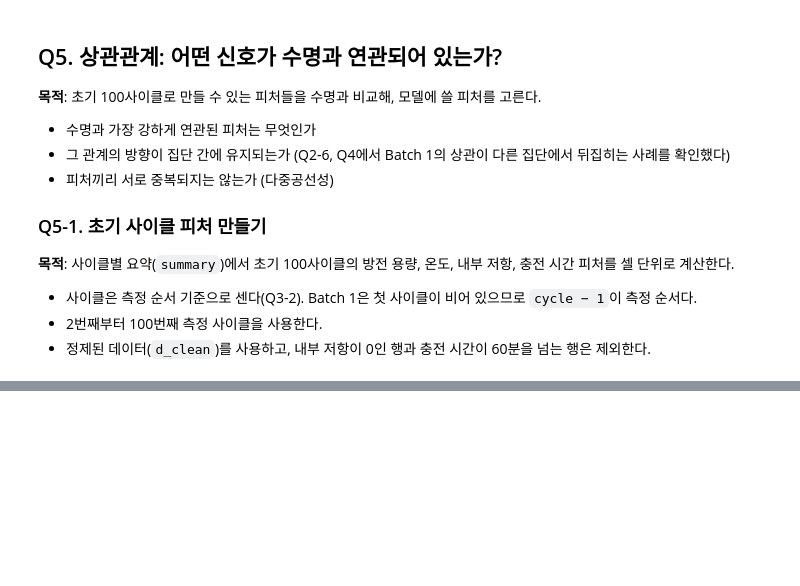
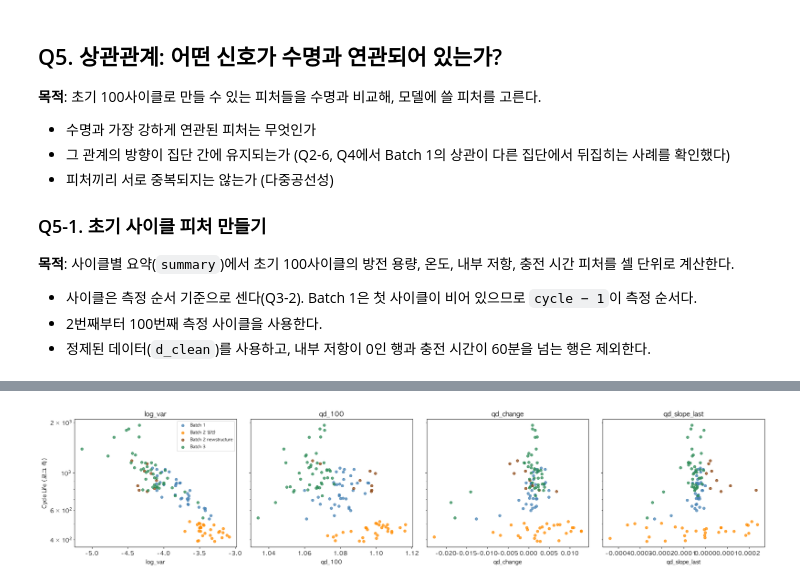
Before and after one commit to kyubin0973/DA-mini, a Jupyter notebook: notebooks/01_EDA.ipynb, the cells around one changed output, grey strips where cells are left out. Saved outputs shown, nothing was run; the diff lists cells and outputs as text; code cells hidden in the pictures; blank space fills up the shorter version.

```diff
--- a/notebooks/01_EDA.ipynb
+++ b/notebooks/01_EDA.ipynb
@@ -1769,0 +2086,5 @@ plt.show()
+# %%
+g = feat5[feat5['group'] == 'Batch 2 일반']
+print('수정 전 T_min과 log_life의 상관:', round(g['T_min'].corr(g['log_life']), 2))
+print('0도인 두 셀을 뺀 상관        :',
+      round(g[g['T_min'] > 20]['T_min'].corr(g[g['T_min'] > 20]['log_life']), 2))
@@ -1769,0 +2171,17 @@ plt.show()
+# %%
+ir_e = e[e['IR'] > 0].sort_values(['cell_id', 'k']).copy()
+ir_e['same_as_prev'] = ir_e.groupby('cell_id')['IR'].diff() == 0
+
+rep = ir_e.groupby('cell_id')['same_as_prev'].sum().astype(int)
+print('앞 사이클과 IR이 같은 사이클 수의 분포 (셀 수)')
+print(rep.value_counts().sort_index())
+print()
+print('반복이 5회 이상인 셀')
+print(rep[rep >= 5].sort_values(ascending=False))
+
+# b1c18의 IR이 처음으로 바뀌는 지점
+g = ir_e[ir_e['cell_id'] == 'b1c18']
+first_change = g[~g['same_as_prev'] & (g['k'] > 2)]['k'].min()
+print()
+print('b1c18의 IR이 처음 바뀌는 측정 순서:', first_change)
+print(g[g['k'].between(first_change - 2, first_change + 3)][['k', 'IR']].round(5).to_string(index=False))
@@ -1769,0 +2208,3 @@ plt.show()
+# %%
+feat5.loc[feat5['cell_id'] == 'b1c18', ['ir_2', 'ir_change']] = np.nan
+print(feat5.groupby('group')[['ir_2', 'ir_min', 'ir_change']].apply(lambda g: g.isna().sum()))
@@ -1769,0 +2416,19 @@ plt.show()
+# %%
+order = ['Batch 1', 'Batch 2 일반', 'Batch 2 newstructure', 'Batch 3']
+plot_cols = ['log_var', 'qd_100', 'qd_change', 'qd_slope_last']
+
+fig, axes = plt.subplots(1, 4, figsize=(22, 5), sharey=True)
+for ax, col in zip(axes, plot_cols):
+    for name in order:
+        g = feat5[feat5['group'] == name]
+        ax.scatter(g[col], g['cycle_life'], color=gcolors[name], s=30, alpha=0.75, label=name)
+    ax.set_yscale('log')
+    ax.set_xlabel(col)
+    ax.set_title(col)
+axes[0].set_ylabel('Cycle Life (로그 축)')
+axes[0].legend(fontsize=9)
+plt.tight_layout()
+plt.savefig(os.path.join(FIG_DIR, 'q5_candidates.png'), dpi=150)
+plt.show()
+# %% [output]
+[figure, added]
```
Also changed, not shown: parts of 56 cells of this notebook, 2 other files.
